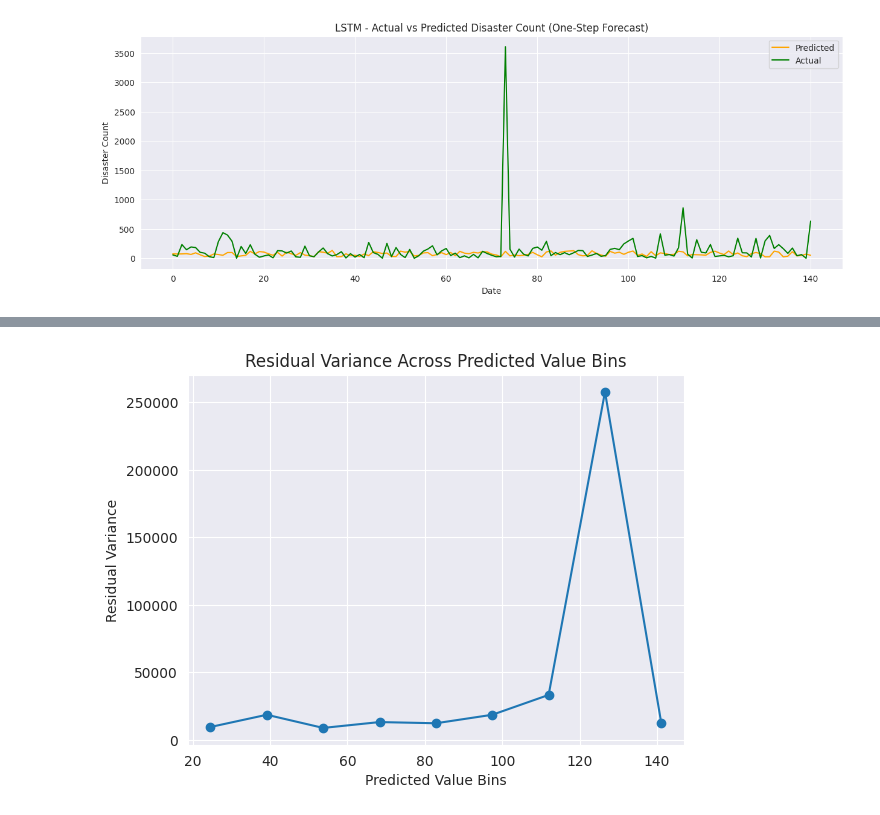
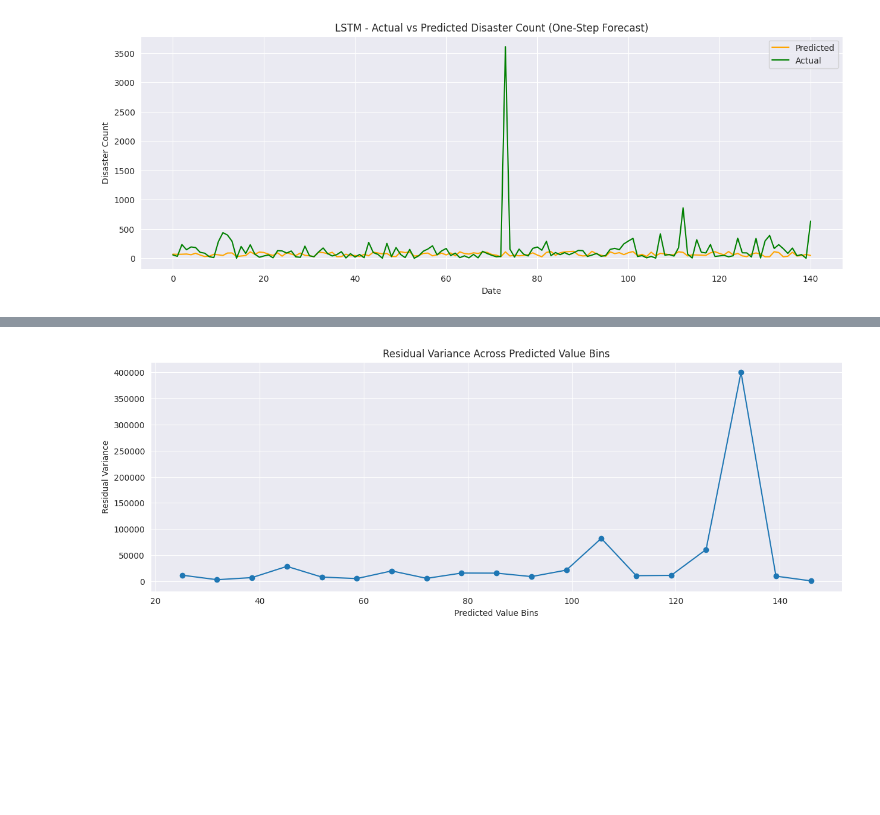
Before and after one commit to Engelbert107/Time-Series-with-ARIMA-LSTM-and-GRU, a Jupyter notebook: notebook/disasters_rnn.ipynb, the cells around one changed output, grey strips where cells are left out. Drawn from its saved outputs; the diff is of its cells as text; code cells hidden in the pictures; blank space fills up the shorter version.

```diff
--- a/notebook/disasters_rnn.ipynb
+++ b/notebook/disasters_rnn.ipynb
@@ -630,7 +626,7 @@ window_generator = WindowGenerator(input_width=12, # 12 months of input (1 year)
                                    train_df=train_df,
                                    val_df=val_df,
                                    test_df=test_df,
-                                   batch_size=64)
+                                   batch_size=32)
 
 
 
@@ -763,6 +759,7 @@ def calculate_hidden_units_from_data(train_data, alpha=5):
 
 
 # Calculate the number of hidden units: N_h
-hidden_units = calculate_hidden_units_from_data(X_train, alpha=10)
+ALPHA = 5
+hidden_units = calculate_hidden_units_from_data(X_train, alpha=ALPHA)
 print(f"Suggested number of hidden units (N_h): {hidden_units}")
 # %% [output]
@@ -1146,3 +1158,13 @@ plt.title('Residual Variance Across Predicted Value Bins');
 The gated recurrent unit (GRU) is a variation of LSTM as both have design similarities, and in some cases, they produce similar results. GRU uses an update gate and reset gate to solve the vanishing gradient problem. These gates decide what information is important and pass it to the output. The gates can be trained to store information from long ago, without vanishing over time or removing irrelevant information.
 
 Unlike LSTM, GRU does not have cell state $C_t$. It only has a hidden state $h_t$, and due to the simple architecture, GRU has a lower training time compared to LSTM models. The GRU architecture is easy to understand as it takes input $x_t$ and the hidden state from the previous timestamp $h_{t-1}$ and outputs the new hidden state $h_t$.
+# %%
+# Build GRU model
+gru_model = tf.keras.models.Sequential([
+    tf.keras.Input(shape=INPUT_SHAPE),  # m timesteps, n feature per timestep
+    tf.keras.layers.GRU(HIDDEN_UNITS, activation='tanh', return_sequences=True),
+    tf.keras.layers.Dense(units=1)
+])
+
+
+gru_model.summary()
@@ -1149,14 +1183,4 @@ Unlike LSTM, GRU does not have cell state $C_t$. It only has a hidden state $h_t
 # %%
-# Build GRU Model
-gru_model = tf.keras.models.Sequential([
-    # Shape [batch, time, features] => [batch, time, gru_units]
-    tf.keras.layers.GRU(HIDDEN_UNITS, return_sequences=True),
-    # Shape => [batch, time, features]
-    tf.keras.layers.Dense(units=1)
-])
-
-
-
 # Train GRU Model
 history_gru = compile_and_fit(gru_model,
                               X_train_scaled, y_train_log,
@@ -1267,21 +1297,22 @@ bp_test_results_gru # A low p-value (< 0.05) indicates heteroscedasticity else h
 # %%
 # Ensure predictions_lstm_original is 1D
 predictions_gru_original_1d = predictions_gru_original.flatten()
 
-bins = np.linspace(np.min(predictions_gru_original_1d), np.max(predictions_gru_original_1d), num=10)
+bins = np.linspace(np.min(predictions_gru_original_1d), np.max(predictions_gru_original_1d), num=20)
 
 bin_indices = np.digitize(predictions_gru_original_1d, bins)
 
 residual_variances_gru = [
     np.var(residuals_gru[bin_indices == i]) for i in range(1, len(bins))
 ]
 
+plt.figure(figsize=(15,5))
 plt.plot(bins[:-1], residual_variances_gru, marker='o')
 plt.xlabel('Predicted Value Bins')
 plt.ylabel('Residual Variance')
 plt.title('Residual Variance Across Predicted Value Bins');
 # %% [output]
-[figure, old version]
+[figure, new version]
 # %%
 # Extract metrics and models
 metrics = list(val_performance['LSTM'].keys())
```
Also changed, not shown: parts of 29 cells of this notebook, 1 other file.
